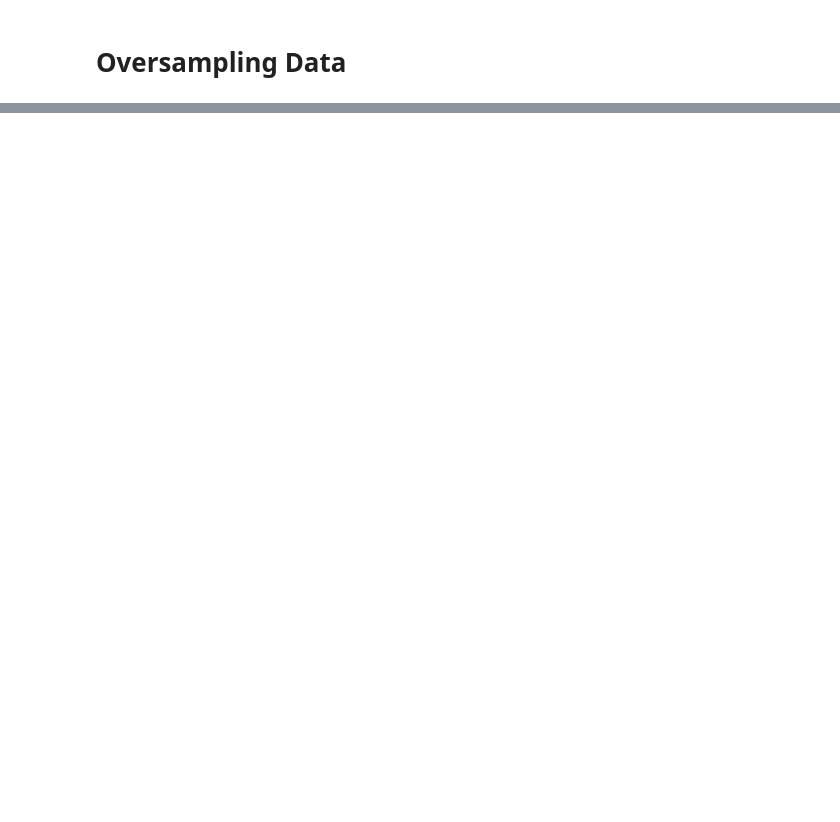
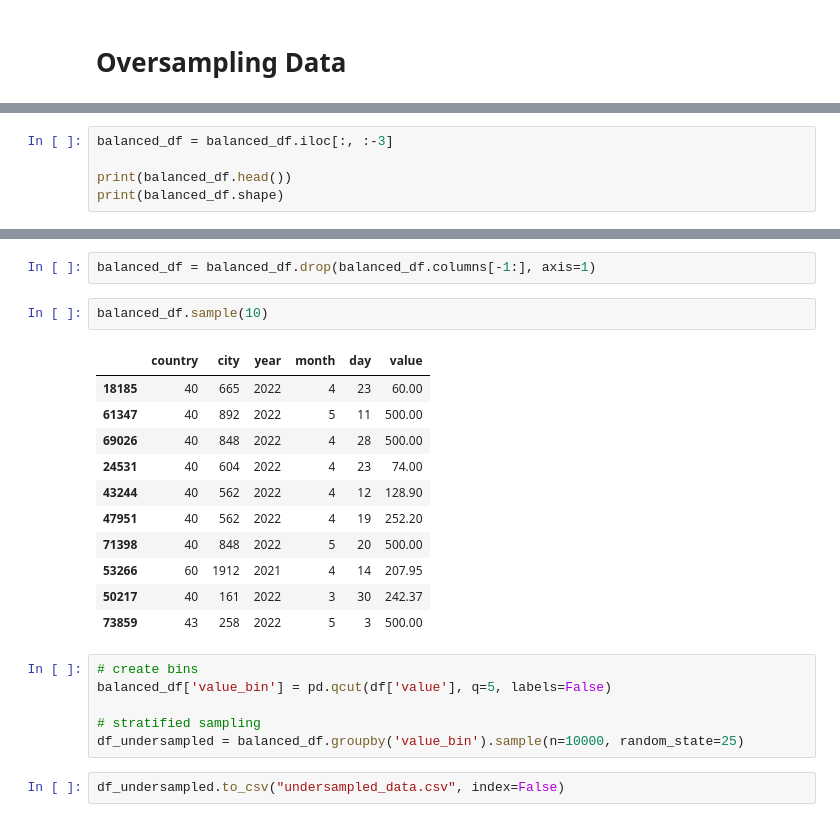
Before and after one commit to Soumya2705/Linear_regression_on_Air_pollution, a Jupyter notebook: linear regression.ipynb, the cells around one changed output, grey strips where cells are left out. Saved outputs shown, nothing was run; the diff lists cells and outputs as text; blank space fills up the shorter version.

```diff
--- a/linear regression.ipynb
+++ b/linear regression.ipynb
@@ -1267,0 +1134,5 @@ Max value: 4
+# %%
+balanced_df = balanced_df.iloc[:, :-3]
+
+print(balanced_df.head())
+print(balanced_df.shape)
@@ -1267,0 +1167,24 @@ Max value: 4
+# %%
+balanced_df = balanced_df.drop(balanced_df.columns[-1:], axis=1)
+# %%
+balanced_df.sample(10)
+# %% [output]
+|  | country | city | year | month | day | value |
+| 18185 | 40 | 665 | 2022 | 4 | 23 | 60.00 |
+| 61347 | 40 | 892 | 2022 | 5 | 11 | 500.00 |
+| 69026 | 40 | 848 | 2022 | 4 | 28 | 500.00 |
+| 24531 | 40 | 604 | 2022 | 4 | 23 | 74.00 |
+| 43244 | 40 | 562 | 2022 | 4 | 12 | 128.90 |
+| 47951 | 40 | 562 | 2022 | 4 | 19 | 252.20 |
+| 71398 | 40 | 848 | 2022 | 5 | 20 | 500.00 |
+| 53266 | 60 | 1912 | 2021 | 4 | 14 | 207.95 |
+| 50217 | 40 | 161 | 2022 | 3 | 30 | 242.37 |
+| 73859 | 43 | 258 | 2022 | 5 | 3 | 500.00 |
+# %%
+# create bins
+balanced_df['value_bin'] = pd.qcut(df['value'], q=5, labels=False)
+
+# stratified sampling
+df_undersampled = balanced_df.groupby('value_bin').sample(n=10000, random_state=25)
+# %%
+df_undersampled.to_csv("undersampled_data.csv", index=False)
```
Also changed, not shown: parts of 124 cells of this notebook, 1 other file.
